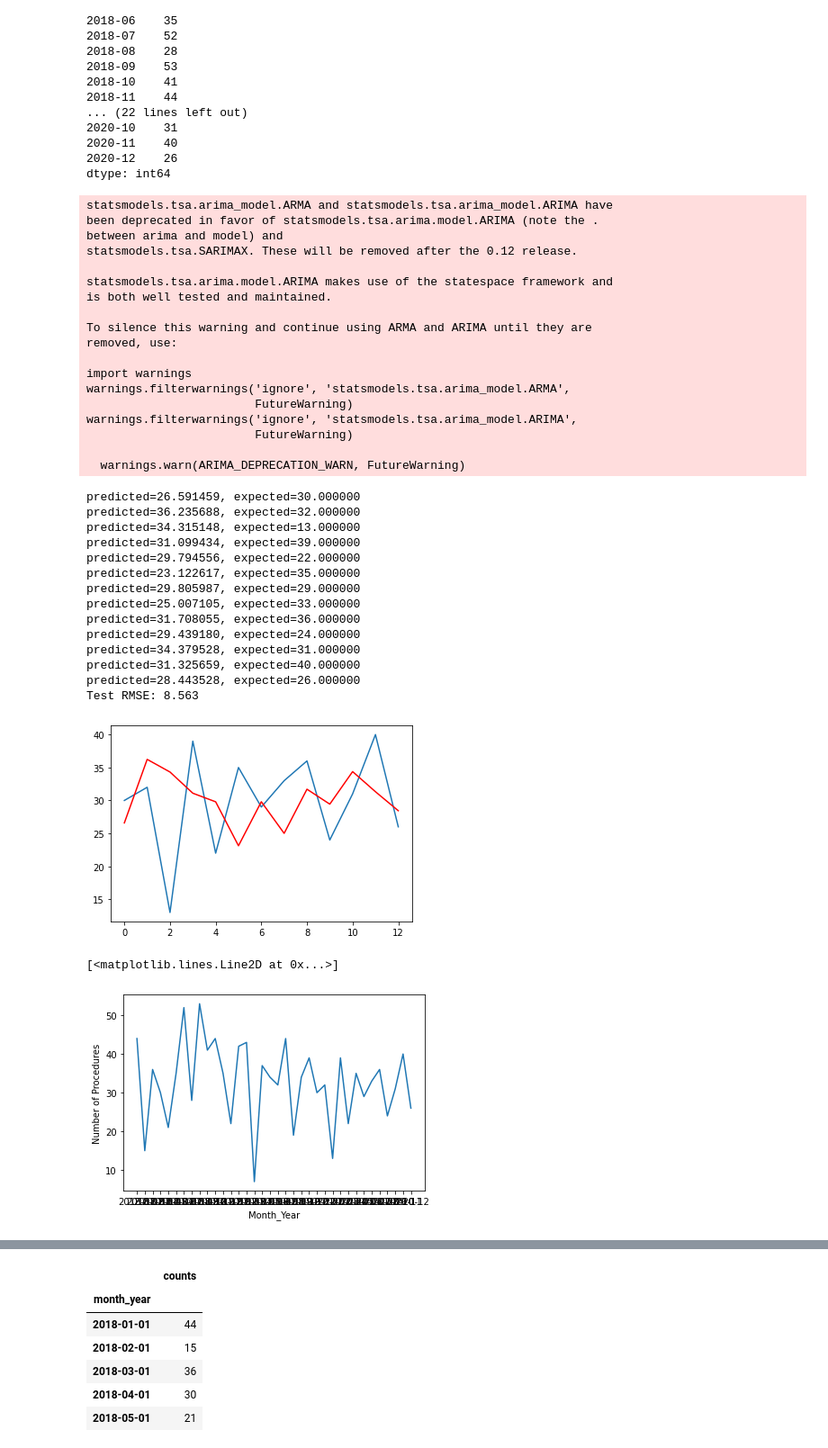
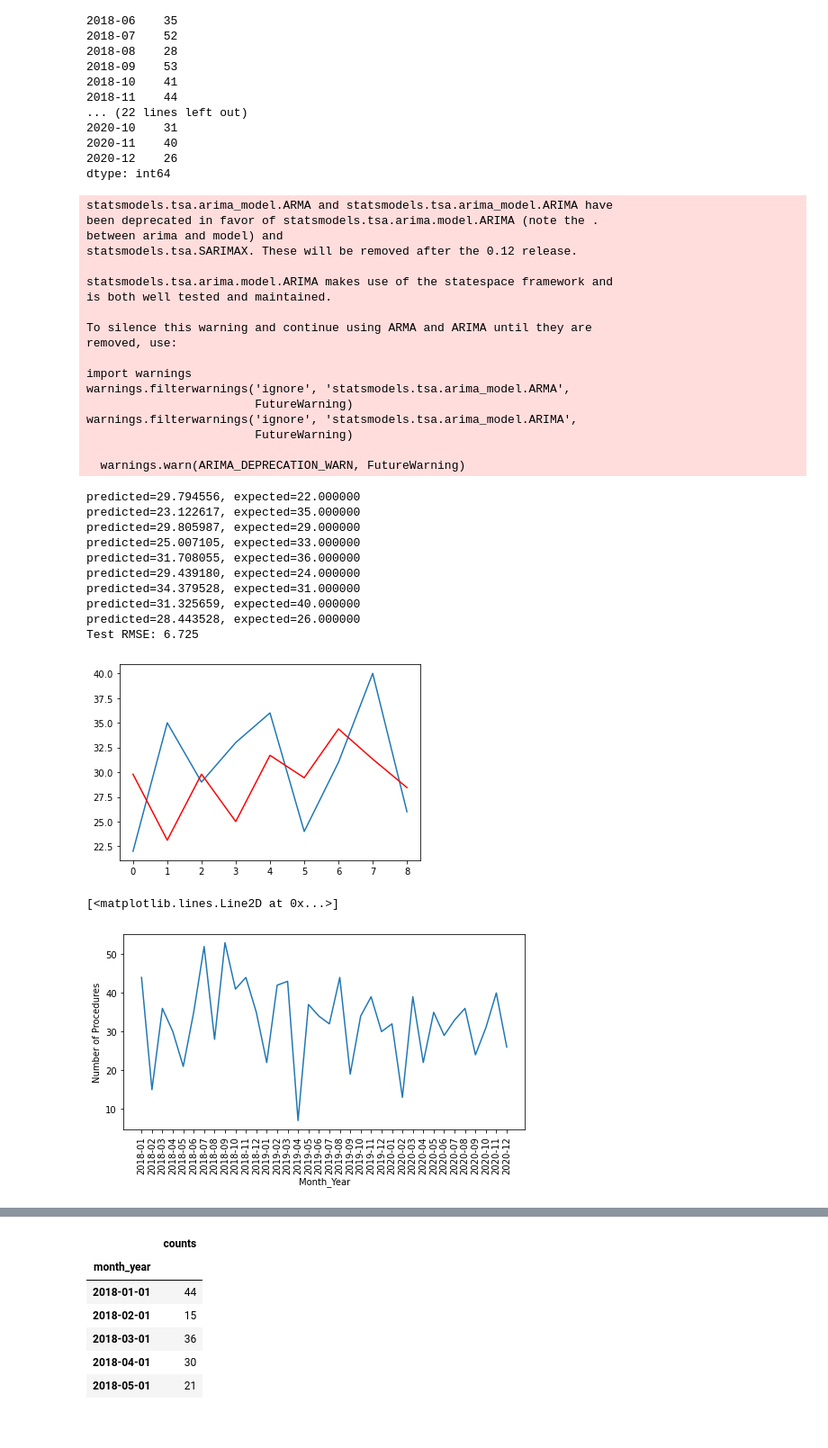
Before and after one commit to JSischo/Waupaca_repo, a Jupyter notebook: ARIMA_model.ipynb, the cells around one changed output, grey strips where cells are left out. Shown: that part at 90% size. Saved outputs shown, nothing was run; the diff lists cells and outputs as text; code cells hidden in the pictures.

```diff
--- a/ARIMA_model.ipynb
+++ b/ARIMA_model.ipynb
@@ -139,7 +105,7 @@ dtype: int64
 # %%
 # split into train and test sets
 X = counts.values
-size = int(len(X) * 0.66)
+size = int(len(X) * 0.75)
 train, test = X[0:size], X[size:len(X)]
 history = [x for x in train]
 predictions = list()
@@ -157,9 +123,9 @@ for t in range(len(test)):
 rmse = sqrt(mean_squared_error(test, predictions))
 print('Test RMSE: %.3f' % rmse)
 # plot forecasts against actual outcomes
-pyplot.plot(test)
-pyplot.plot(predictions, color='red')
-pyplot.show()
+plt.plot(test)
+plt.plot(predictions, color='red')
+plt.show()
 # %% [output]
 statsmodels.tsa.arima_model.ARMA and statsmodels.tsa.arima_model.ARIMA have
 been deprecated in favor of statsmodels.tsa.arima.model.ARIMA (note the .
@@ -179,10 +145,6 @@ warnings.filterwarnings('ignore', 'statsmodels.tsa.arima_model.ARIMA',
                         FutureWarning)
 
   warnings.warn(ARIMA_DEPRECATION_WARN, FutureWarning)
-predicted=26.591459, expected=30.000000
-predicted=36.235688, expected=32.000000
-predicted=34.315148, expected=13.000000
-predicted=31.099434, expected=39.000000
 predicted=29.794556, expected=22.000000
 predicted=23.122617, expected=35.000000
 predicted=29.805987, expected=29.000000
@@ -192,15 +154,19 @@ predicted=29.439180, expected=24.000000
 predicted=34.379528, expected=31.000000
 predicted=31.325659, expected=40.000000
 predicted=28.443528, expected=26.000000
-Test RMSE: 8.563
+Test RMSE: 6.725
-[figure, old version]
+[figure, new version]
 # %%
+plt.figure(figsize=(8, 4))
 plt.xlabel('Month_Year')
 plt.ylabel('Number of Procedures')
+
+plt.xticks(rotation=90)
+
 plt.plot(counts)
 # %% [output]
 [<matplotlib.lines.Line2D at 0x...>]
-[figure, old version]
+[figure, new version]
 # %%
 # Deterine if time series is stationary.
 
```
Also changed, not shown: parts of 15 cells of this notebook.
